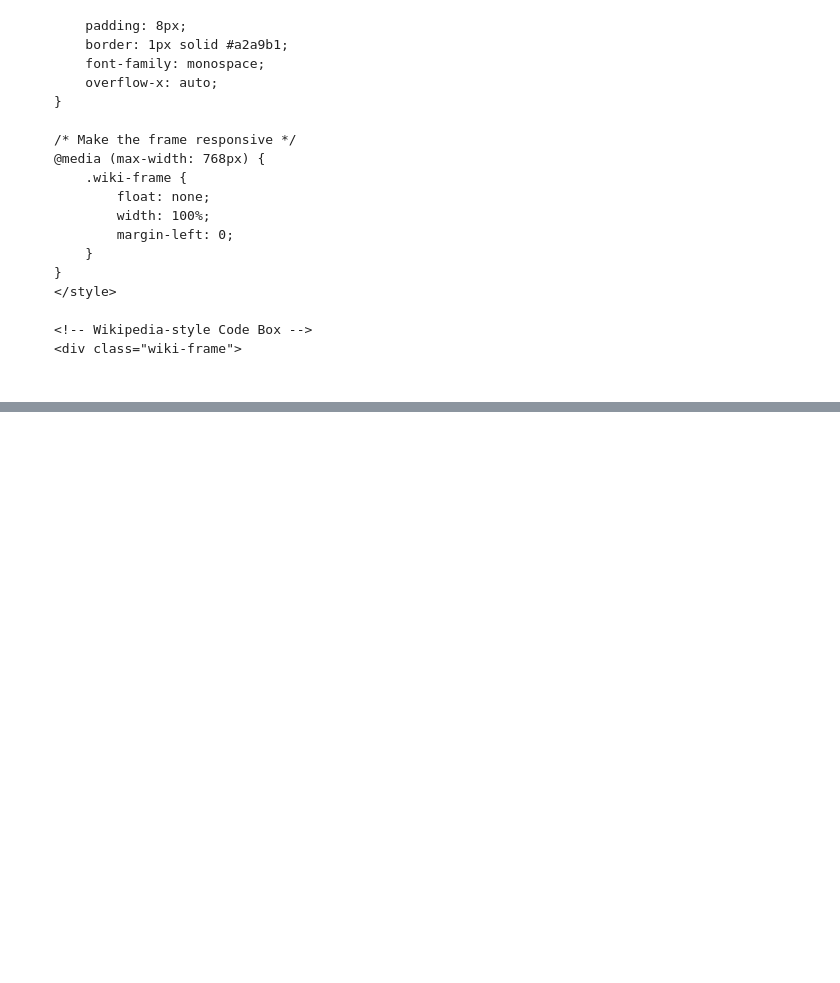
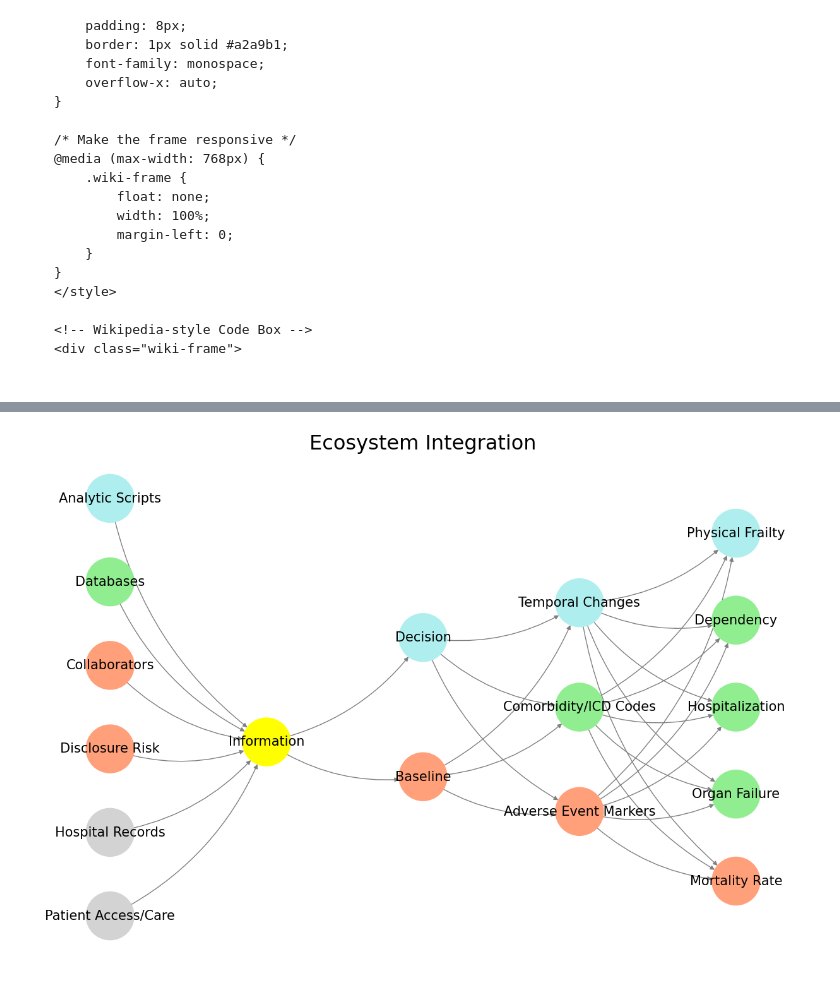
Before and after one commit to abikesa/forum, a Jupyter notebook: kitabo/ensi/_build/jupyter_execute/index.ipynb, the cells around one changed output, grey strips where cells are left out. Saved outputs shown, nothing was run; the diff lists cells and outputs as text; code cells hidden in the pictures; blank space fills up the shorter version.

Commit message:
ecosystem-integration

```diff
--- a/kitabo/ensi/_build/jupyter_execute/index.ipynb
+++ b/kitabo/ensi/_build/jupyter_execute/index.ipynb
@@ -567,0 +408,72 @@ But the spear still gleams. The owl still flies. The serpent still waits beneath
+# %%
+import numpy as np
+import matplotlib.pyplot as plt
+import networkx as nx
+
+# Define the neural network fractal
+def define_layers():
+    return {
+        'Suis': ['Patient Access/Care', 'Hospital Records', 'Disclosure Risk', 'Collaborators', 'Databases', 'Analytic Scripts', ], # Static
+        'Voir': ['Information'],
+        'Choisis': ['Baseline', 'Decision'],
+        'Deviens': ['Adverse Event Markers', 'Comorbidity/ICD Codes', 'Temporal Changes'],
+        "M'èléve": ['Mortality Rate', 'Organ Failure',  'Hospitalization', 'Dependency', 'Physical Frailty']
+    }
+
+# Assign colors to nodes
+def assign_colors():
+    color_map = { # Dynamic
+        'yellow': ['Information'],
+        'paleturquoise': ['Analytic Scripts', 'Decision', 'Temporal Changes', 'Physical Frailty'],
+        'lightgreen': ['Databases', 'Comorbidity/ICD Codes', 'Organ Failure', 'Dependency', 'Hospitalization'],
+        'lightsalmon': [
+            'Disclosure Risk', 'Collaborators', 'Baseline',
+            'Adverse Event Markers', 'Mortality Rate'
+        ],
+    }
+    return {node: color for color, nodes in color_map.items() for node in nodes}
+
+# Calculate positions for nodes
+def calculate_positions(layer, x_offset):
+    y_positions = np.linspace(-len(layer) / 2, len(layer) / 2, len(layer))
+    return [(x_offset, y) for y in y_positions]
+
+# Create and visualize the neural network graph
+def visualize_nn():
+    layers = define_layers()
+    colors = assign_colors()
+    G = nx.DiGraph()
+    pos = {}
+    node_colors = []
+
+    # Add nodes and assign positions
+    for i, (layer_name, nodes) in enumerate(layers.items()):
+        positions = calculate_positions(nodes, x_offset=i * 2)
+        for node, position in zip(nodes, positions):
+            G.add_node(node, layer=layer_name)
+            pos[node] = position
+            node_colors.append(colors.get(node, 'lightgray'))
+
+    # Add edges (automated for consecutive layers)
+    layer_names = list(layers.keys())
+    for i in range(len(layer_names) - 1):
+        source_layer, target_layer = layer_names[i], layer_names[i + 1]
+        for source in layers[source_layer]:
+            for target in layers[target_layer]:
+                G.add_edge(source, target)
+
+    # Draw the graph
+    plt.figure(figsize=(12, 8))
+    nx.draw(
+        G, pos, with_labels=True, node_color=node_colors, edge_color='gray',
+        node_size=3000, font_size=15, connectionstyle="arc3,rad=0.2"
+    )
+    plt.title("Ecosystem Integration", fontsize=23)
+    # ✅ Save the actual image *after* drawing it
+    plt.savefig("figures/ecosystem-integration.jpeg", dpi=300, bbox_inches='tight')
+    # plt.show()
+
+# Run the visualization
+visualize_nn()
+# %% [output]
+[figure, added]
```
Also changed, not shown: parts of 3 cells of this notebook, 10 other files.
